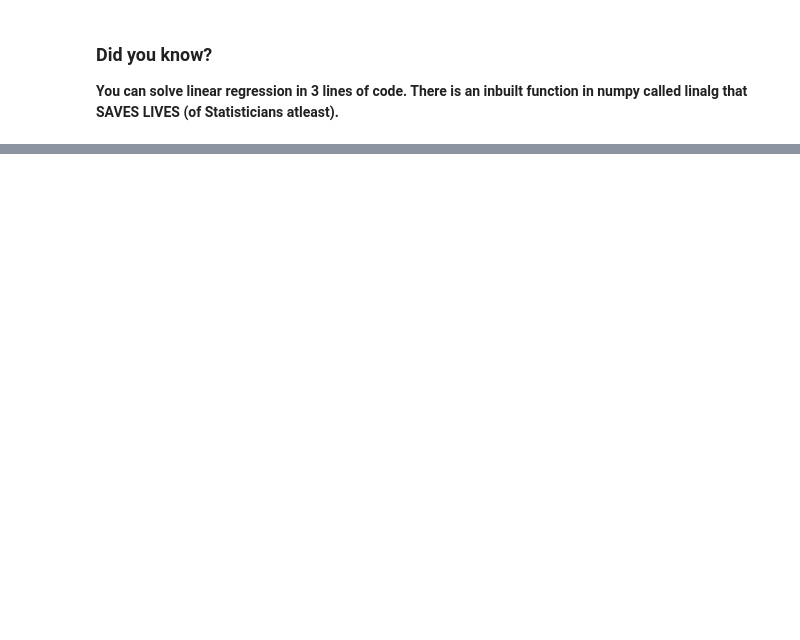
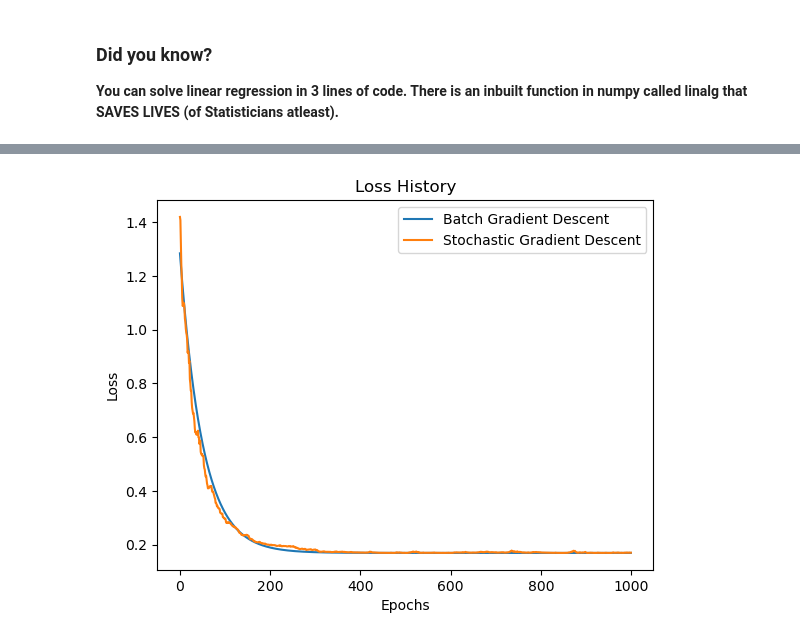
Before and after one commit to rjaditya-2702/CS5100-SecA-Demo, a Jupyter notebook: Demo.ipynb, the cells around one changed output, grey strips where cells are left out. Cells and saved outputs as stored; diff of their text form; code cells hidden in the pictures; blank space fills up the shorter version.

```diff
--- a/Demo.ipynb
+++ b/Demo.ipynb
@@ -206,0 +111,74 @@ TypeError: scatter() missing 1 required positional argument: 'y'
+# %%
+import numpy as np
+import matplotlib.pyplot as plt
+
+# Generate data
+def f(X, n_samples=100):
+    np.random.seed(42)
+    y = 1 + 2 * X  # f(x) = 1 + 2x (True function)
+    y = y.ravel()  # Flatten y to 1D
+    return y
+
+def fit(X, theta):
+    return np.dot(X, theta)
+
+# Batch Gradient Descent
+def batch_gradient_descent(X, y, learning_rate=0.1, epochs=1000):
+    m = len(y)
+    theta = np.random.randn(X.shape[1])  # Initialize random parameters
+    Loss_history = []
+
+    for epoch in range(epochs):
+        gradients = (1 / m) * np.dot(X.T, fit(X, theta) - y)  # Gradient
+        theta -= learning_rate * gradients  # Update parameters
+        Loss = compute_Loss(X, y, theta)
+        Loss_history.append(Loss)
+
+    return theta, Loss_history
+
+# Stochastic Gradient Descent
+def stochastic_gradient_descent(X, y, learning_rate=0.1, epochs=1000, batch_size = 1):
+    m = len(y)
+    theta = np.random.randn(X.shape[1])  # Initialize random values
+    Loss_history = []
+
+    for epoch in range(epochs):
+        for i in range(batch_size):
+            random_idx = np.random.randint(m)
+            xi = X[random_idx:random_idx + 1]  # Select one sample
+            yi = y[random_idx:random_idx + 1]
+            gradients = 2 * xi.T.dot(fit(xi, theta) - yi)  # Gradient for one sample
+            theta -= learning_rate * gradients  # Update parameters
+        Loss = compute_Loss(X, y, theta)
+        Loss_history.append(Loss)
+
+    return theta, Loss_history
+
+# Main
+X = 2 * np.random.rand(100, 1) - 1  # 100 samples of random values between -1 and 1
+y = f(x, n_samples=100)
+X = np.c_[np.ones((X.shape[0], 1)), X]
+print(X)
+print(y)
+
+# Hyperparameters
+learning_rate = 0.01
+epochs = 1000
+
+# Batch Gradient Descent
+theta_batch, Loss_history_batch = batch_gradient_descent(X, y, learning_rate, epochs)
+print("Curve parameters (Batch GD):", theta_batch)
+
+# Stochastic Gradient Descent
+theta_sgd, Loss_history_sgd = stochastic_gradient_descent(X, y, learning_rate, epochs)
+print("Curve parameters (SGD):", theta_sgd)
+
+# Plot Loss history for both methods
+plt.plot(Loss_history_batch, label='Batch Gradient Descent')
+plt.plot(Loss_history_sgd, label='Stochastic Gradient Descent')
+plt.xlabel('Epochs')
+plt.ylabel('Loss')
+plt.title('Loss History')
+plt.legend()
+plt.show()
+# %% [output]
@@ -206,0 +202 @@ TypeError: scatter() missing 1 required positional argument: 'y'
+[figure, new version]
```
Also changed, not shown: parts of 7 cells of this notebook.
